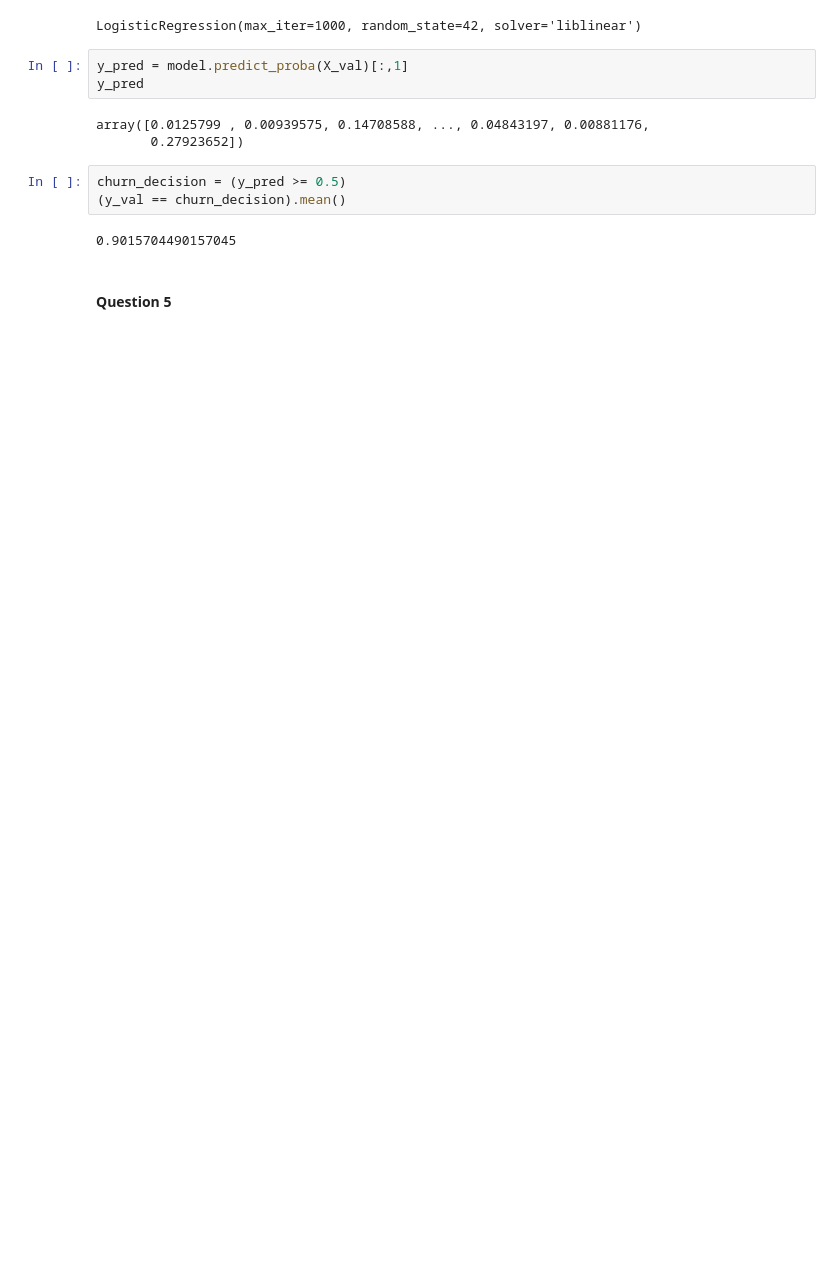
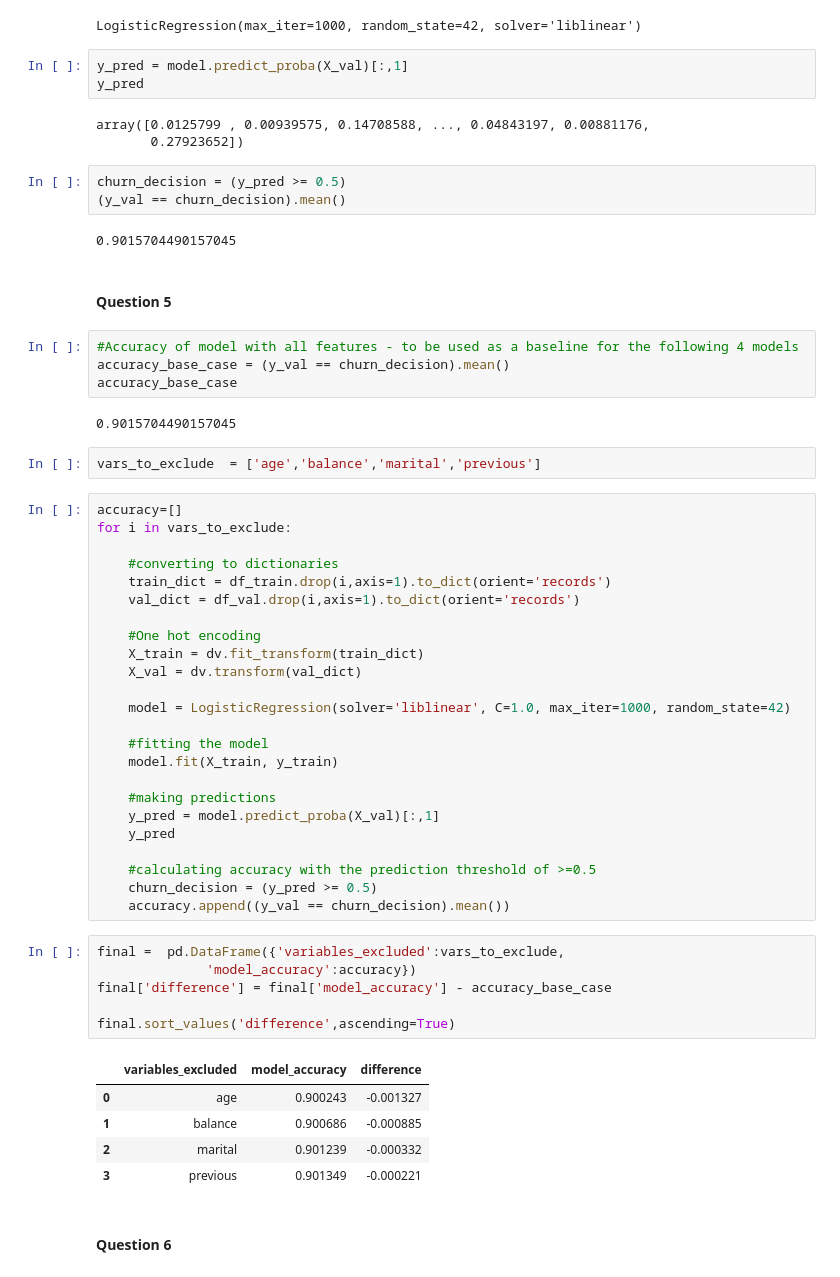
Before and after one commit to BestAnalystNA/machine-learning-zoomcamp, a Jupyter notebook: cohorts/2024/03-classification/baNA-HWsolution-14Oct2024.ipynb, the cells around one changed output. Drawn from its saved outputs; the diff is of its cells as text; blank space fills up the shorter version.

```diff
--- a/cohorts/2024/03-classification/baNA-HWsolution-14Oct2024.ipynb
+++ b/cohorts/2024/03-classification/baNA-HWsolution-14Oct2024.ipynb
@@ -216,3 +216,49 @@ churn_decision = (y_pred >= 0.5)
 0.9015704490157045
 # %% [markdown]
 #### Question 5
+# %%
+#Accuracy of model with all features - to be used as a baseline for the following 4 models
+accuracy_base_case = (y_val == churn_decision).mean()
+accuracy_base_case
+# %% [output]
+0.9015704490157045
+# %%
+vars_to_exclude  = ['age','balance','marital','previous']
+# %%
+accuracy=[]
+for i in vars_to_exclude:
+
+    #converting to dictionaries
+    train_dict = df_train.drop(i,axis=1).to_dict(orient='records')
+    val_dict = df_val.drop(i,axis=1).to_dict(orient='records')
+
+    #One hot encoding
+    X_train = dv.fit_transform(train_dict)
+    X_val = dv.transform(val_dict)
+
+    model = LogisticRegression(solver='liblinear', C=1.0, max_iter=1000, random_state=42)
+
+    #fitting the model
+    model.fit(X_train, y_train)
+
+    #making predictions
+    y_pred = model.predict_proba(X_val)[:,1]
+    y_pred
+
+    #calculating accuracy with the prediction threshold of >=0.5
+    churn_decision = (y_pred >= 0.5)
+    accuracy.append((y_val == churn_decision).mean())
+# %%
+final =  pd.DataFrame({'variables_excluded':vars_to_exclude,
+              'model_accuracy':accuracy})
+final['difference'] = final['model_accuracy'] - accuracy_base_case
+
+final.sort_values('difference',ascending=True)
+# %% [output]
+|  | variables_excluded | model_accuracy | difference |
+| 0 | age | 0.900243 | -0.001327 |
+| 1 | balance | 0.900686 | -0.000885 |
+| 2 | marital | 0.901239 | -0.000332 |
+| 3 | previous | 0.901349 | -0.000221 |
+# %% [markdown]
+#### Question 6
```
Also changed, not shown: parts of 3 cells of this notebook, 2 other files.
